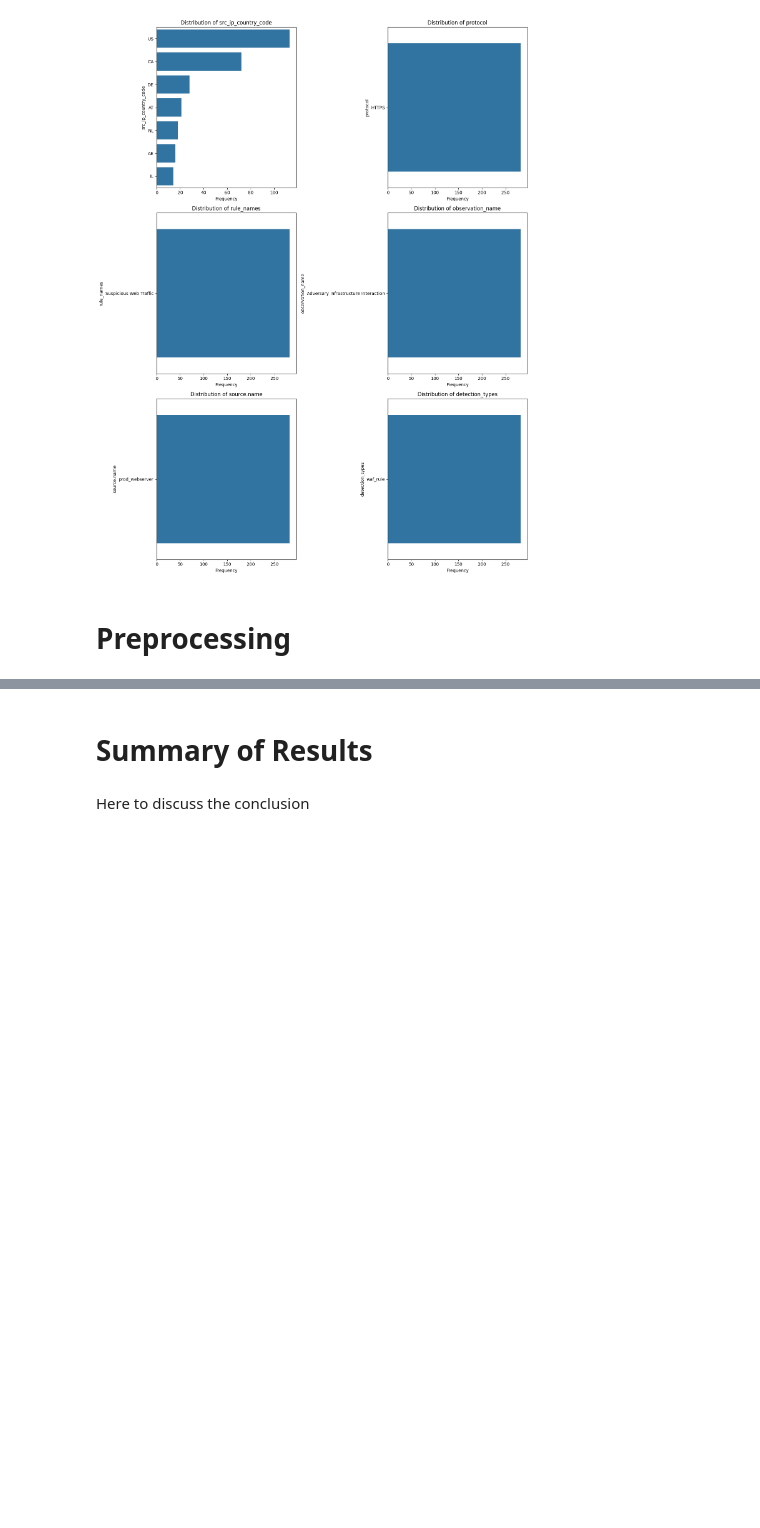
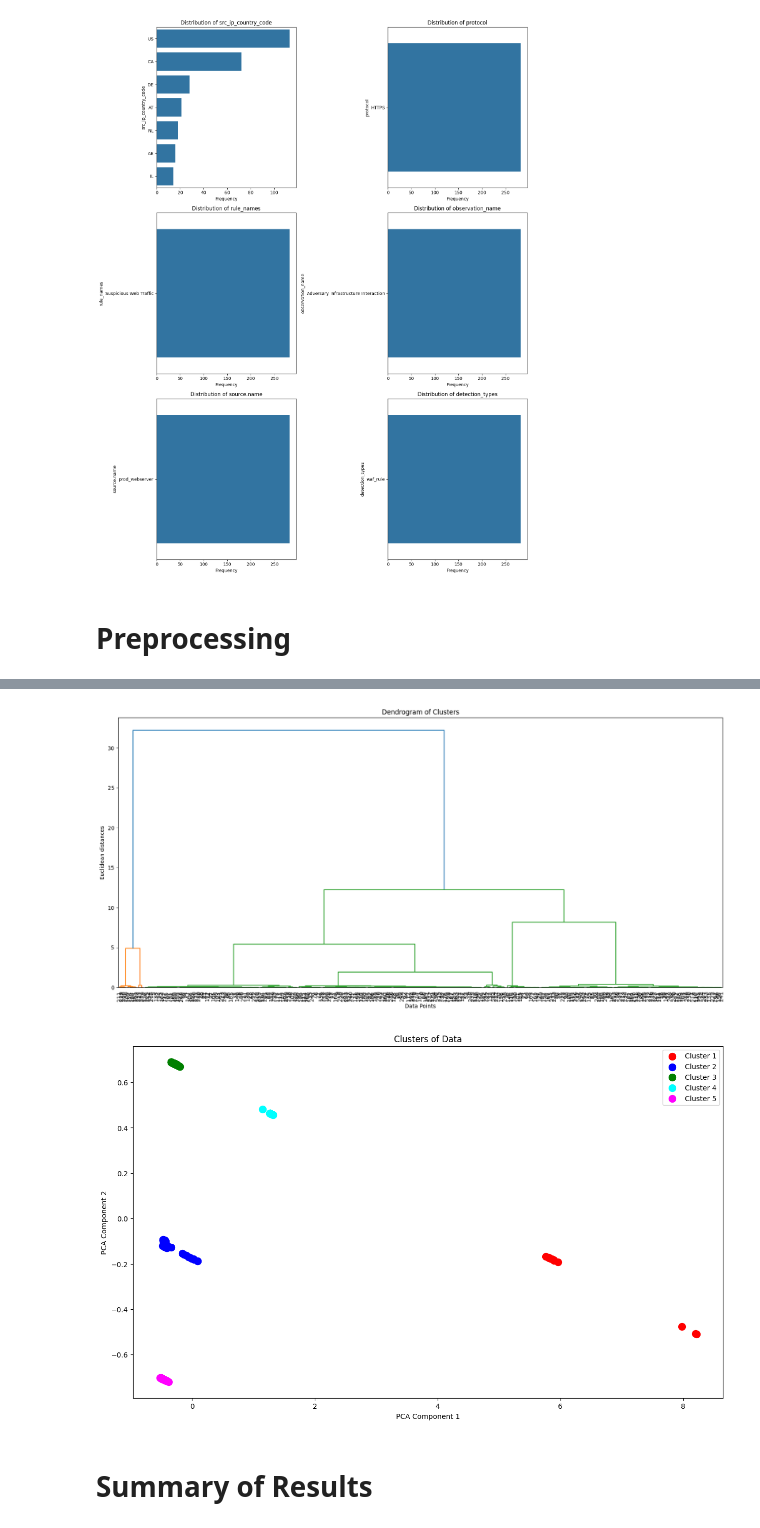
Before and after one commit to Misklean/ftml_project_2025, a Jupyter notebook: Exercice7/Exercice_7.ipynb, the cells around one changed output, grey strips where cells are left out. Cells and saved outputs as stored; diff of their text form; code cells hidden in the pictures; blank space fills up the shorter version.

```diff
--- a/Exercice7/Exercice_7.ipynb
+++ b/Exercice7/Exercice_7.ipynb
@@ -225,0 +264,3 @@ plt.show()
+# %%
+# Fit the pipeline to the data
+pipeline.fit(unsupervised_data)
@@ -226,4 +470,32 @@ plt.show()
+# %%
+# Fit hierarchical clustering
+hierarchical = AgglomerativeClustering(n_clusters=5, linkage='ward')  # Remove affinity parameter
+y_hierarchical = hierarchical.fit_predict(pca_transformed_data)  # Use pca_transformed_data from your pipeline
+
+# Plot dendrogram
+plt.figure(figsize=(20, 9))
+dendrogram = hierarchy.dendrogram(hierarchy.linkage(pca_transformed_data, method='ward'), leaf_font_size=10)
+plt.title('Dendrogram of Clusters')
+plt.xlabel('Data Points')
+plt.ylabel('Euclidean distances')
+plt.grid(False)
+plt.xticks(rotation=90)
+plt.show()
+
+# Plot clusters
+plt.figure(figsize=(15, 9))
+colors = ['red', 'blue', 'green', 'cyan', 'magenta']
+for i in range(5):
+    plt.scatter(pca_transformed_data[y_hierarchical == i, 0], pca_transformed_data[y_hierarchical == i, 1],
+                s=100, c=colors[i], label=f'Cluster {i+1}')
+plt.title('Clusters of Data')
+plt.xlabel('PCA Component 1')
+plt.ylabel('PCA Component 2')
+plt.grid(False)
+plt.legend()
+plt.show()
+# %% [output]
+[figure, added]
+[figure, added]
 # %% [markdown]
 # Summary of Results
-# %% [markdown]
-Here to discuss the conclusion
```
Also changed, not shown: parts of 32 cells of this notebook, 2 other files.
